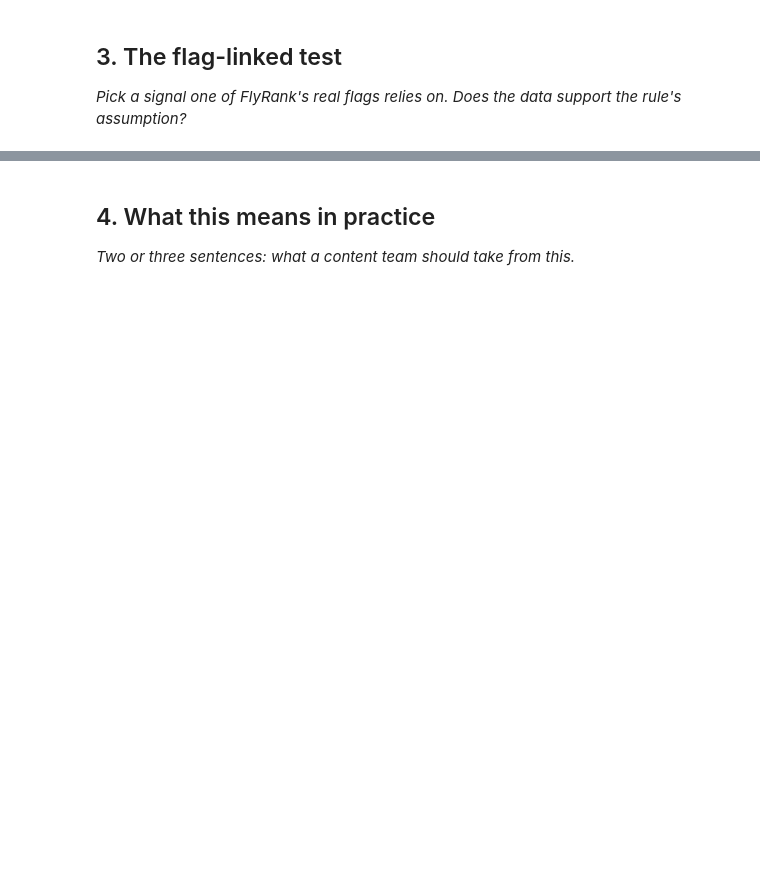
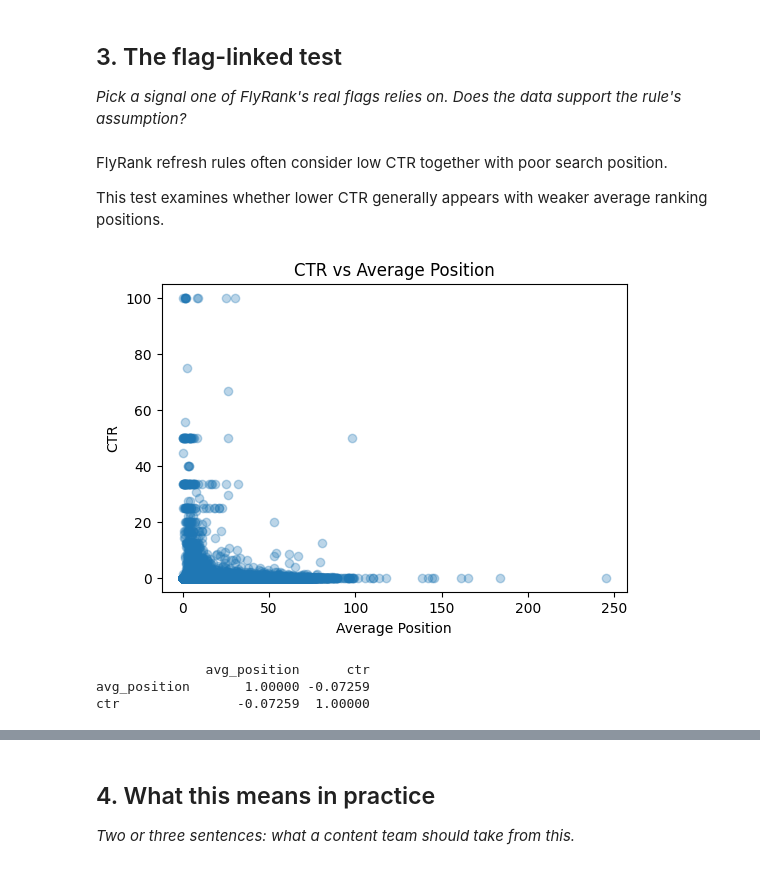
Before and after one commit to Shreyansh-Sri/Flyrank-ML-Internship, a Jupyter notebook: work/notebooks/w04_signal_audit.ipynb, the cells around one changed output, grey strips where cells are left out. Cells and saved outputs as stored; diff of their text form; code cells hidden in the pictures; blank space fills up the shorter version.

```diff
--- a/work/notebooks/w04_signal_audit.ipynb
+++ b/work/notebooks/w04_signal_audit.ipynb
@@ -29,0 +128,25 @@ This skeleton is yours to fill. Work the sections **in order** — each one has
+# %% [markdown]
+FlyRank refresh rules often consider low CTR together with poor search position.
+
+This test examines whether lower CTR generally appears with weaker average ranking positions.
+# %%
+plt.figure(figsize=(6,4))
+
+plt.scatter(
+    df["avg_position"],
+    df["ctr"],
+    alpha=0.3
+)
+
+plt.xlabel("Average Position")
+plt.ylabel("CTR")
+plt.title("CTR vs Average Position")
+
+plt.show()
+
+print(df[["avg_position","ctr"]].corr())
+# %% [output]
+[figure, added]
+              avg_position      ctr
+avg_position       1.00000 -0.07259
+ctr               -0.07259  1.00000
```
Also changed, not shown: parts of 12 cells of this notebook.
